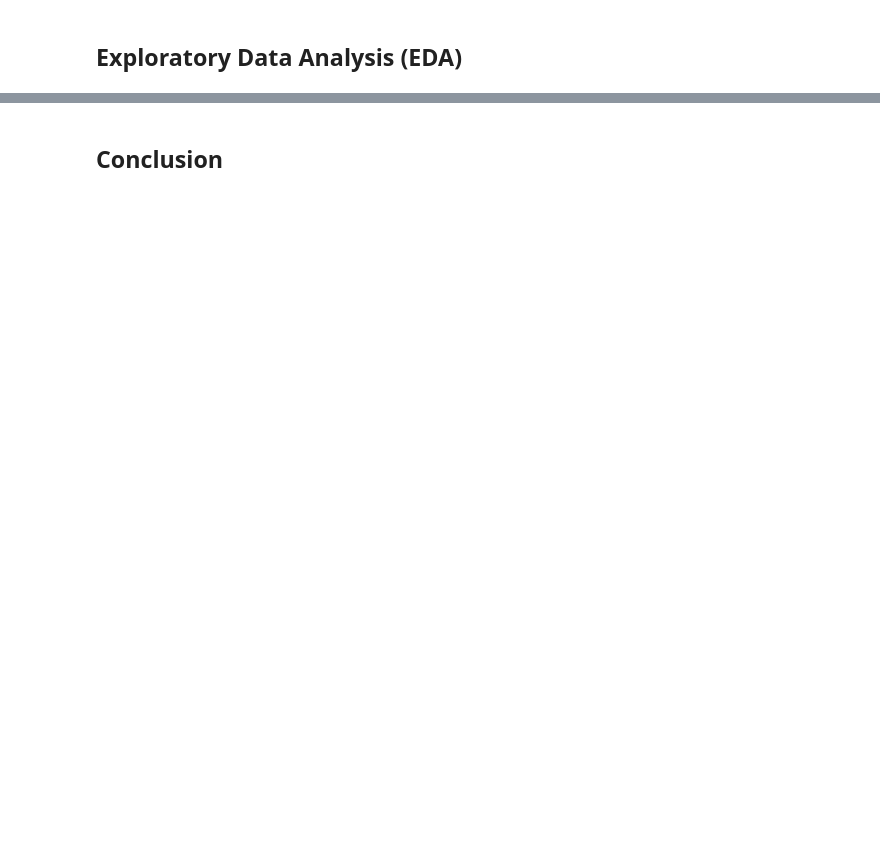
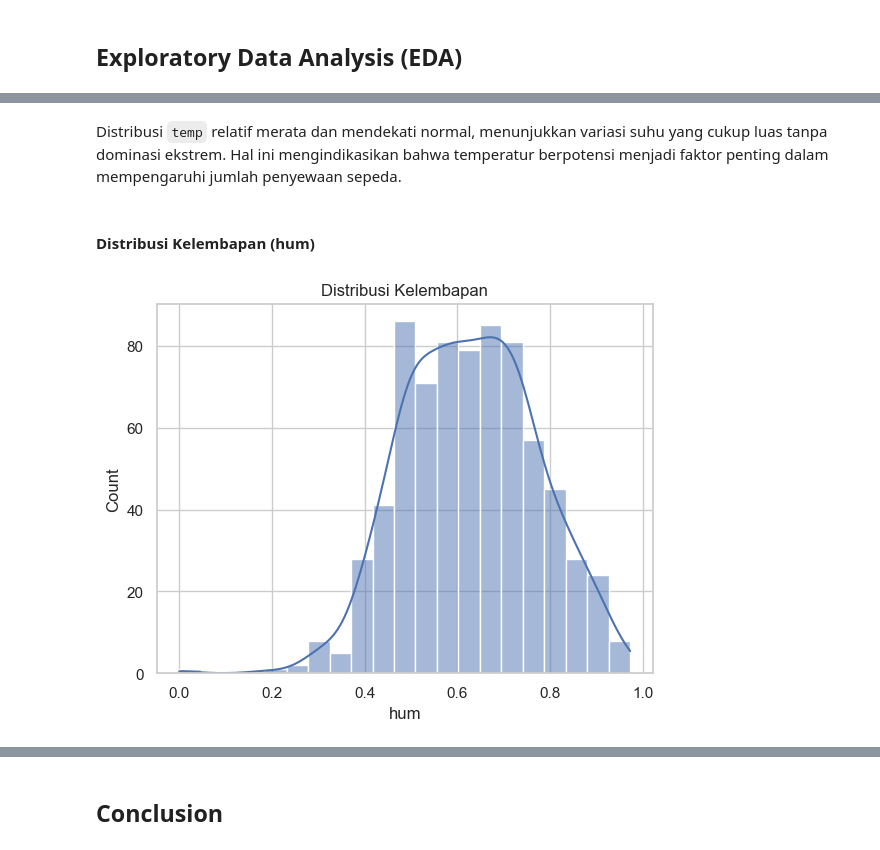
Before and after one commit to naylapoetrikurnia-hash/bike-dashboard, a Jupyter notebook: notebook.ipynb, the cells around one changed output, grey strips where cells are left out. Drawn from its saved outputs; the diff is of its cells as text; code cells hidden in the pictures; blank space fills up the shorter version.

```diff
--- a/notebook.ipynb
+++ b/notebook.ipynb
@@ -363,0 +121,10 @@ plt.show()
+# %% [markdown]
+Distribusi `temp` relatif merata dan mendekati normal, menunjukkan variasi suhu yang cukup luas tanpa dominasi ekstrem. Hal ini mengindikasikan bahwa temperatur berpotensi menjadi faktor penting dalam mempengaruhi jumlah penyewaan sepeda.
+# %% [markdown]
+#### Distribusi Kelembapan (hum)
+# %%
+sns.histplot(df["hum"], kde=True)
+plt.title("Distribusi Kelembapan")
+plt.show()
+# %% [output]
+[figure, added]
```
Also changed, not shown: parts of 128 cells of this notebook, 1 other file.
